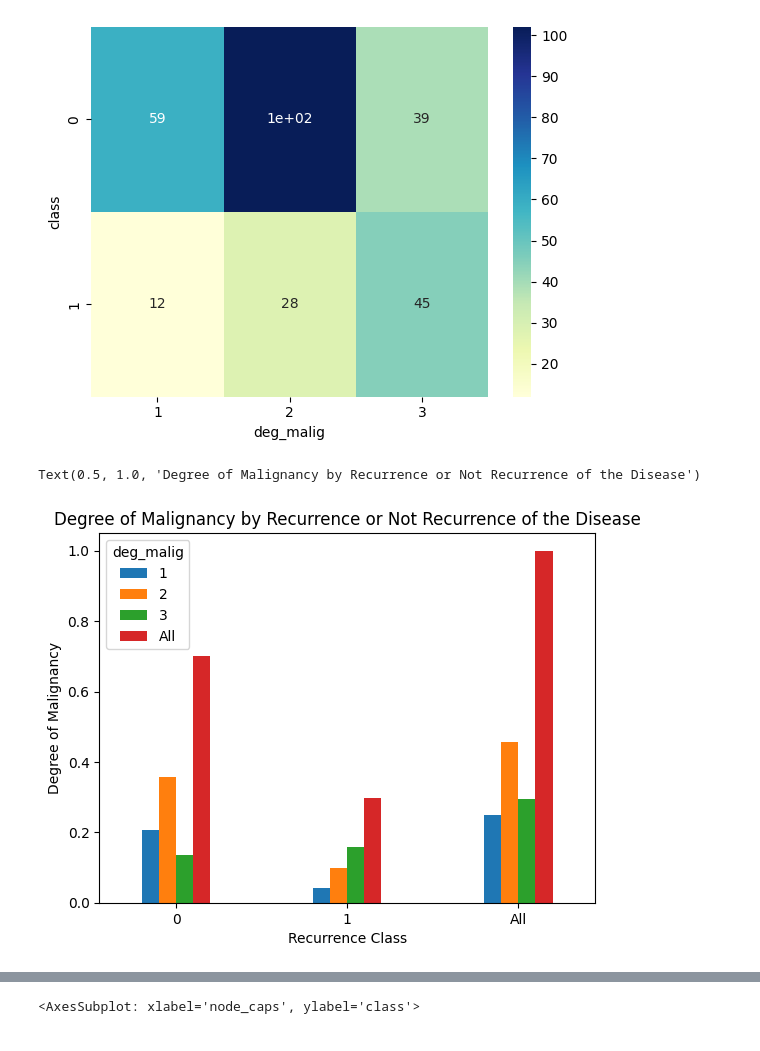
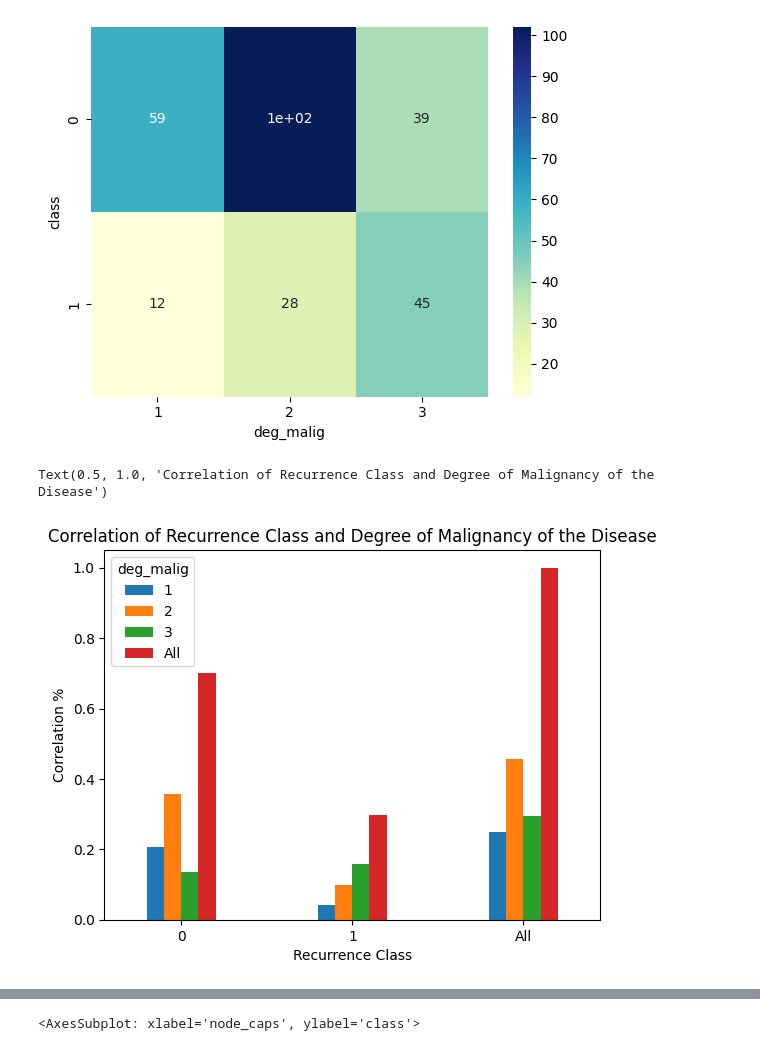
Before and after one commit to daniocionini/Prediction-Model-Breast-Cancer-Recurrence, a Jupyter notebook: pred-breast-cancer-recc.ipynb, the cells around one changed output, grey strips where cells are left out. Saved outputs shown, nothing was run; the diff lists cells and outputs as text; code cells hidden in the pictures.

```diff
--- a/pred-breast-cancer-recc.ipynb
+++ b/pred-breast-cancer-recc.ipynb
@@ -292,10 +351,11 @@ sns.heatmap(pd.crosstab(data['class'], data['deg_malig']), cmap="YlGnBu", annot=
 <AxesSubplot: xlabel='deg_malig', ylabel='class'>
 [figure]
 # %%
+# plot the crosstab
 barplot = tab1.plot.bar(rot=0, width=0.4)
 plt.xlabel("Recurrence Class")
-plt.ylabel("Degree of Malignancy")
-plt.title("Degree of Malignancy by Recurrence or Not Recurrence of the Disease")
+plt.ylabel("Correlation %")
+plt.title("Correlation of Recurrence Class and Degree of Malignancy of the Disease")
 # %% [output]
-Text(0.5, 1.0, 'Degree of Malignancy by Recurrence or Not Recurrence of the Disease')
+Text(0.5, 1.0, 'Correlation of Recurrence Class and Degree of Malignancy of the Disease')
-[figure, old version]
+[figure, new version]
```
Also changed, not shown: parts of 133 cells of this notebook.
